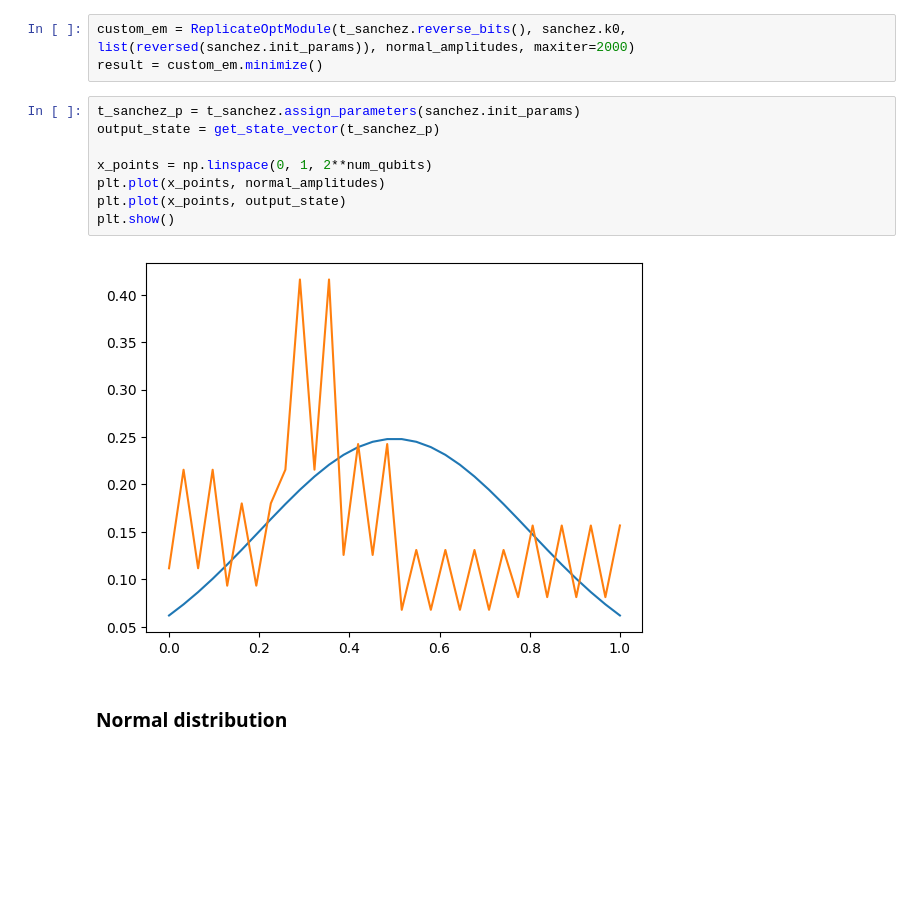
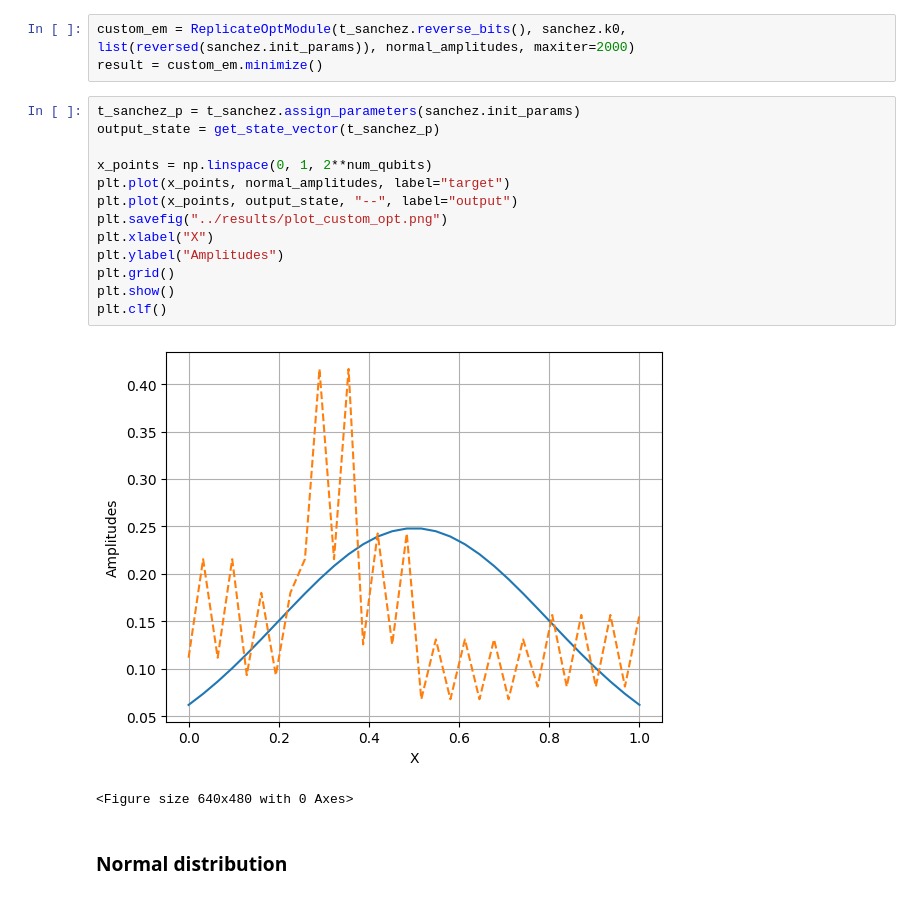
Before and after one commit to IsmaelCesar/sanches-modified, a Jupyter notebook: replicates/distributions.ipynb, the cells around one changed output. Saved outputs shown, nothing was run; the diff lists cells and outputs as text; blank space fills up the shorter version.

```diff
--- a/replicates/distributions.ipynb
+++ b/replicates/distributions.ipynb
@@ -134,13 +134,19 @@ result = custom_em.minimize()
 # %%
 t_sanchez_p = t_sanchez.assign_parameters(sanchez.init_params)
 output_state = get_state_vector(t_sanchez_p)
 
 x_points = np.linspace(0, 1, 2**num_qubits)
-plt.plot(x_points, normal_amplitudes)
-plt.plot(x_points, output_state)
+plt.plot(x_points, normal_amplitudes, label="target")
+plt.plot(x_points, output_state, "--", label="output")
+plt.savefig("../results/plot_custom_opt.png")
+plt.xlabel("X")
+plt.ylabel("Amplitudes")
+plt.grid()
 plt.show()
+plt.clf()
 # %% [output]
-[figure, old version]
+[figure, new version]
+<Figure size 640x480 with 0 Axes>
 # %% [markdown]
 ### Normal distribution
 # %%
```
Also changed, not shown: parts of 5 cells of this notebook.
